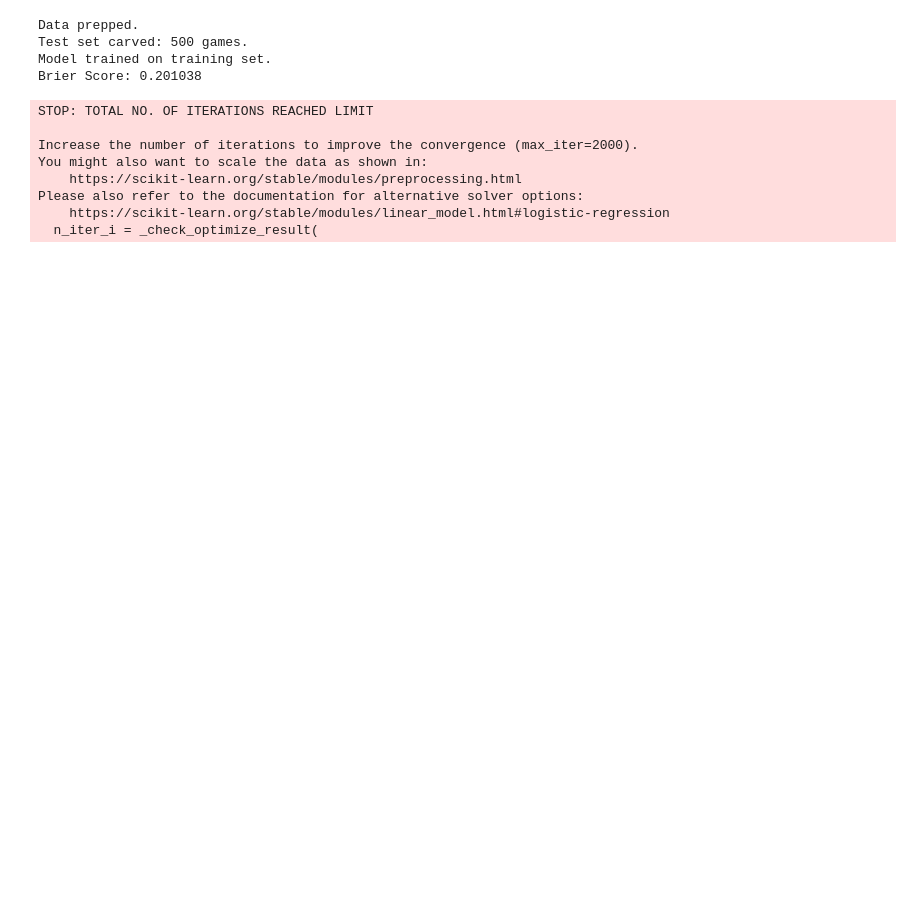
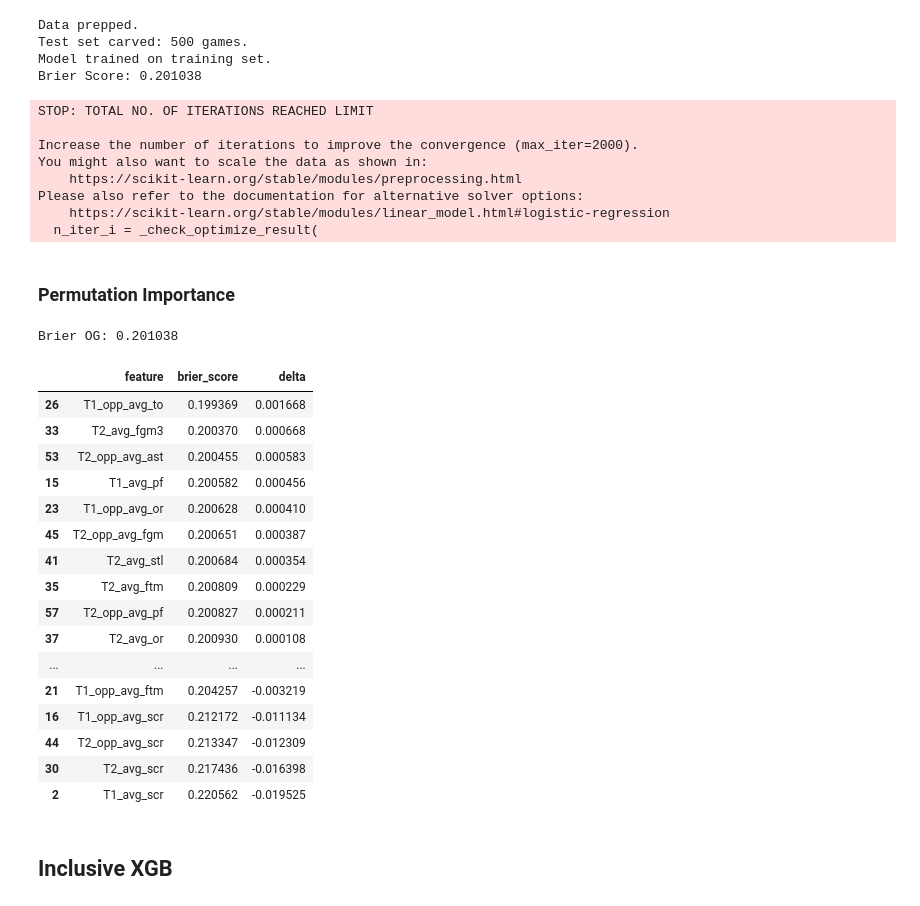
Before and after one commit to natebradshaw/march_madness_kaggle_2026, a Jupyter notebook: initial_notebook.ipynb, the cells around one changed output. Drawn from its saved outputs; the diff is of its cells as text; code cells hidden in the pictures; blank space fills up the shorter version.

```diff
--- a/initial_notebook.ipynb
+++ b/initial_notebook.ipynb
@@ -870,7 +859,7 @@ inc_logistic.data_prep()
 inc_logistic.split_test_from_train()
 inc_logistic.train()
 inc_logistic.evaluate()
-inc_log_test_X, inc_log_test_y = baseline.get_test_data()
+inc_log_test_X, inc_log_test_y = inc_logistic.get_test_data()
 inc_log_model = inc_logistic.get_model()
 
 ### Phase 2 — Evaluate against the official final test set
@@ -898,3 +887,53 @@ You might also want to scale the data as shown in:
 Please also refer to the documentation for alternative solver options:
     https://scikit-learn.org/stable/modules/linear_model.html#logistic-regression
   n_iter_i = _check_optimize_result(
+# %% [markdown]
+### Permutation Importance
+# %%
+cols = inc_log_test_X.columns
+
+pred_prob_og = inc_log_model.predict_proba(inc_log_test_X)
+brier_og = brier_score_loss(inc_log_test_y, pred_prob_og)
+
+print(f'Brier OG: {brier_og:.6f}')
+
+brier_list = []
+delta_list = []
+
+for col in cols:
+    inc_log_test_X_shuffle = inc_log_test_X.copy()
+    inc_log_test_X_shuffle[col] = inc_log_test_X[col].sample(frac=1).values
+
+    pred_prob = inc_log_model.predict_proba(inc_log_test_X_shuffle)[:, 1]
+    brier = brier_score_loss(inc_log_test_y, pred_prob)
+    delta = brier_og - brier
+
+    brier_list.append(brier)
+    delta_list.append(delta)
+
+brier_scores = pd.DataFrame({
+    'feature': cols,
+    'brier_score': brier_list,
+    'delta':delta_list})
+brier_scores.sort_values('brier_score')
+# %% [output]
+Brier OG: 0.201038
+|  | feature | brier_score | delta |
+| 26 | T1_opp_avg_to | 0.199369 | 0.001668 |
+| 33 | T2_avg_fgm3 | 0.200370 | 0.000668 |
+| 53 | T2_opp_avg_ast | 0.200455 | 0.000583 |
+| 15 | T1_avg_pf | 0.200582 | 0.000456 |
+| 23 | T1_opp_avg_or | 0.200628 | 0.000410 |
+| 45 | T2_opp_avg_fgm | 0.200651 | 0.000387 |
+| 41 | T2_avg_stl | 0.200684 | 0.000354 |
+| 35 | T2_avg_ftm | 0.200809 | 0.000229 |
+| 57 | T2_opp_avg_pf | 0.200827 | 0.000211 |
+| 37 | T2_avg_or | 0.200930 | 0.000108 |
+| ... | ... | ... | ... |
+| 21 | T1_opp_avg_ftm | 0.204257 | -0.003219 |
+| 16 | T1_opp_avg_scr | 0.212172 | -0.011134 |
+| 44 | T2_opp_avg_scr | 0.213347 | -0.012309 |
+| 30 | T2_avg_scr | 0.217436 | -0.016398 |
+| 2 | T1_avg_scr | 0.220562 | -0.019525 |
+# %% [markdown]
+## Inclusive XGB
```
Also changed, not shown: parts of 9 cells of this notebook.
